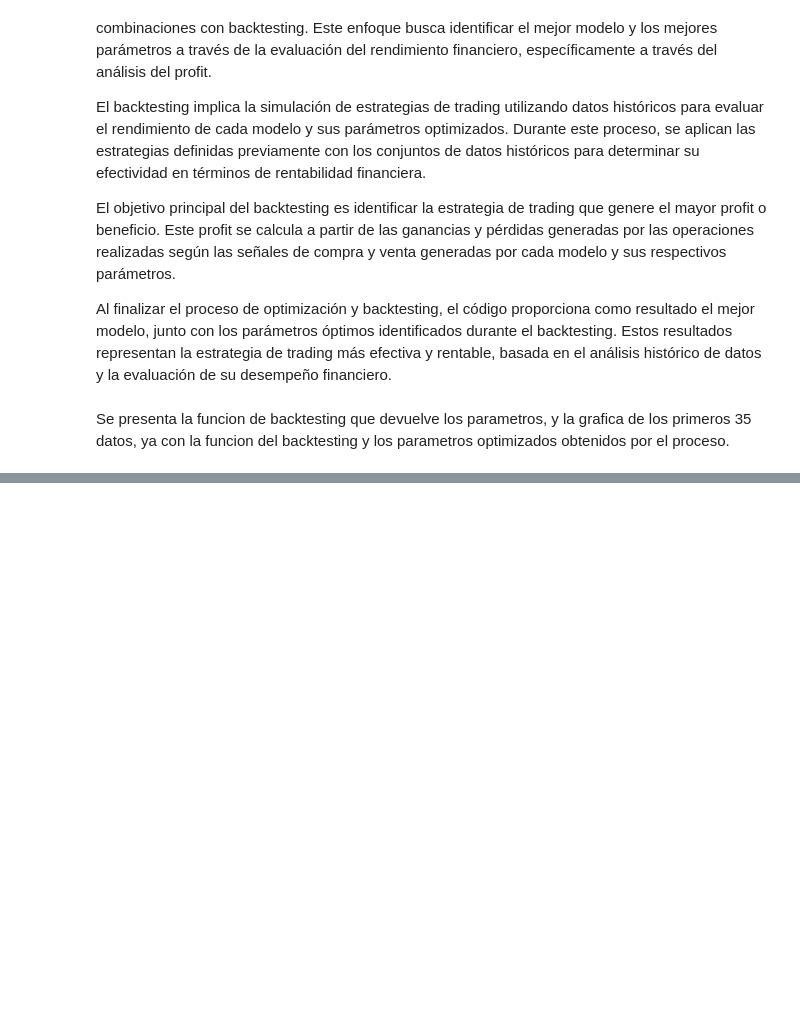
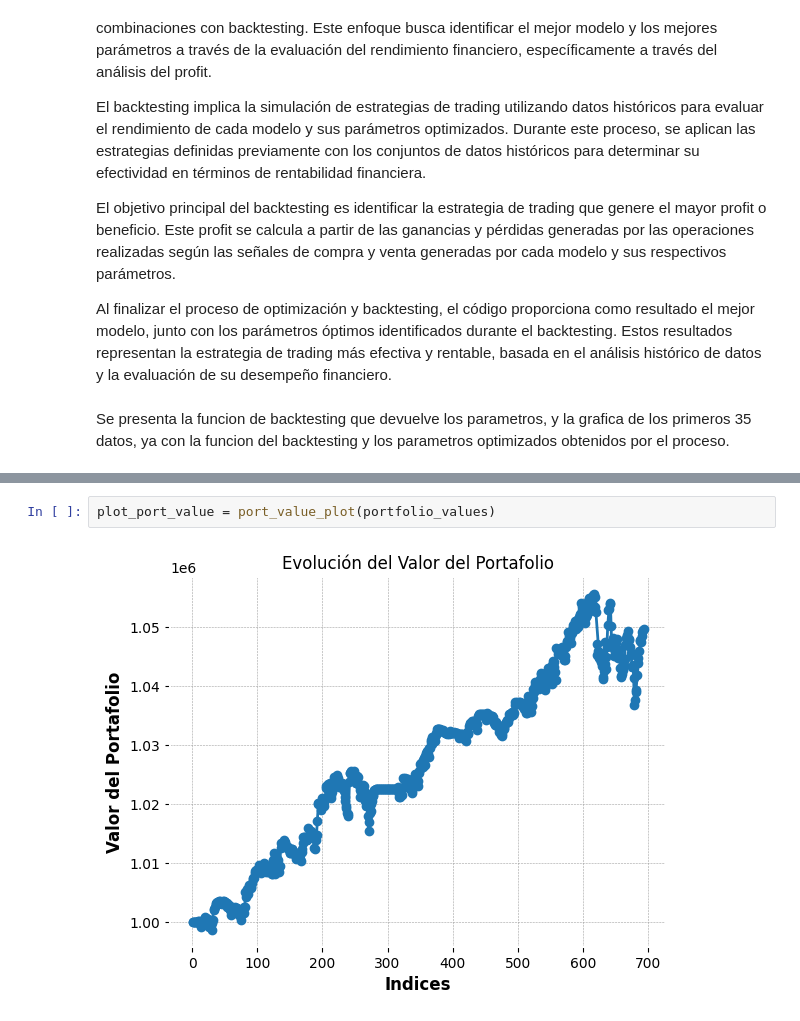
Before and after one commit to luciacrraz/Trading, a Jupyter notebook: Report_ML.ipynb, the cells around one changed output, grey strips where cells are left out. Drawn from its saved outputs; the diff is of its cells as text; blank space fills up the shorter version.

```diff
--- a/Report_ML.ipynb
+++ b/Report_ML.ipynb
@@ -135,0 +183,4 @@ NameError: name 'plot_operations_history' is not defined
+# %%
+plot_port_value = port_value_plot(portfolio_values)
+# %% [output]
+[figure, added]
```
Also changed, not shown: parts of 18 cells of this notebook.
